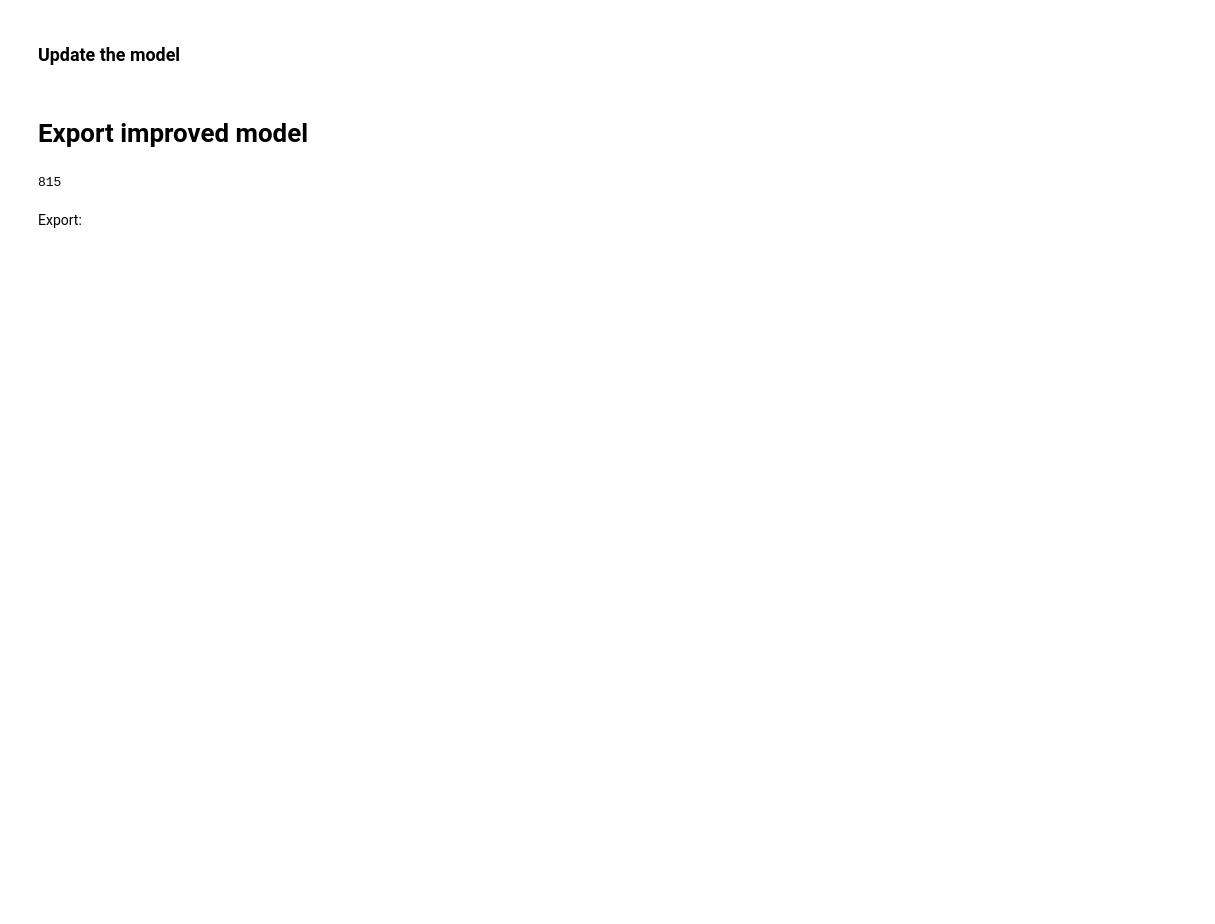
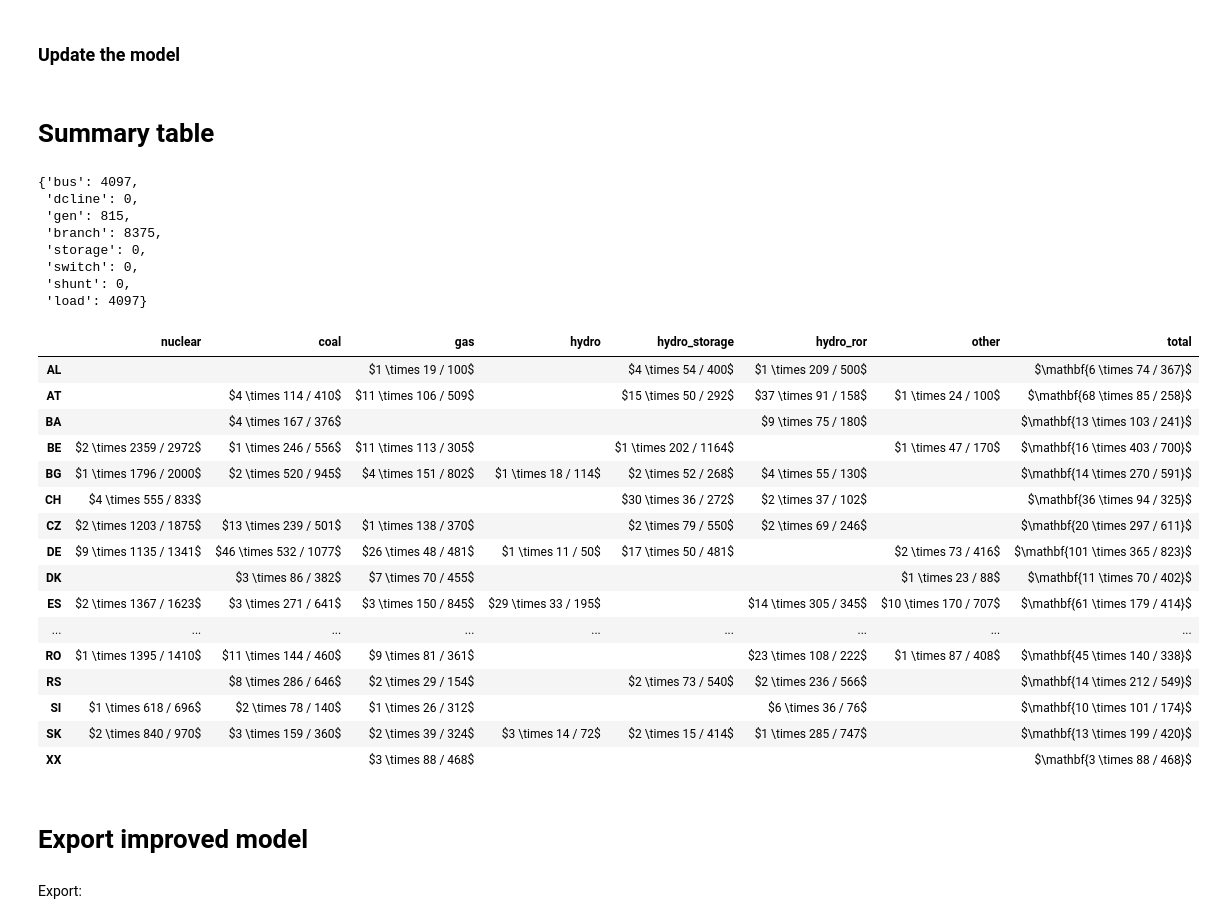
Before and after one commit to GeeeHesso/PowerData, a Jupyter notebook: models/src/europe_model.ipynb, the cells around one changed output. Drawn from its saved outputs; the diff is of its cells as text; code cells hidden in the pictures; blank space fills up the shorter version.

```diff
--- a/models/src/europe_model.ipynb
+++ b/models/src/europe_model.ipynb
@@ -997,5 +1008,3 @@ for gen in model['gen'].values():
         if gen['country'] in usage_by_country and gen['aggregated_type'] in usage_by_country[gen['country']] \
         else total_aggregated_usage[gen['aggregated_type']]
     gen['pexp'] = gen['pmax'] * usage
-# %% [markdown]
-# Export improved model
@@ -1004,4 +1011,58 @@ model['name'] = 'europe'
+# %% [markdown]
+# Summary table
 # %%
-len(model['gen'])
+{key: len(values) for key, values in model.items() if isinstance(values, dict)}
 # %% [output]
-815
+{'bus': 4097,
+ 'dcline': 0,
+ 'gen': 815,
+ 'branch': 8375,
+ 'storage': 0,
+ 'switch': 0,
+ 'shunt': 0,
+ 'load': 4097}
+# %%
+gen_summary_values = {country: {type: [0, 0, 0] for type in ['nuclear', 'coal', 'gas', 'hydro_storage', 'hydro_ror', 'hydro', 'other']}
+                      for country in sorted(model_countries)}
+gen_summary = {country: {type: "" for type in ['nuclear', 'coal', 'gas', 'hydro', 'hydro_storage', 'hydro_ror', 'other', 'total']}
+               for country in sorted(model_countries)}
+
+for gen in model['gen'].values():
+    country = gen['country']
+    type = gen['aggregated_type']
+    gen_summary_values[country][type][0] += 1
+    gen_summary_values[country][type][1] += 100 * gen['pexp']
+    gen_summary_values[country][type][2] += 100 * gen['pmax']
+
+for country, gen_summary_by_country in gen_summary_values.items():
+    for type, gen_summary_by_type in gen_summary_by_country.items():
+        if gen_summary_by_type[0] > 0:
+            gen_summary[country][type] = "$%d \times %d / %d$" % \
+                                         (gen_summary_by_type[0],
+                                          int(round(gen_summary_by_type[1] / gen_summary_by_type[0])),
+                                          int(round(gen_summary_by_type[2] / gen_summary_by_type[0])))
+    n = sum(gen_summary_by_type[0] for gen_summary_by_type in gen_summary_by_country.values())
+    pexp = sum(gen_summary_by_type[1] for gen_summary_by_type in gen_summary_by_country.values())
+    pmax = sum(gen_summary_by_type[2] for gen_summary_by_type in gen_summary_by_country.values())
+    gen_summary[country]['total'] = "$\mathbf{%d \times %d / %d}$" % (n, int(round(pexp / n)), int(round(pmax / n)))
+
+gen_summary_df = pd.DataFrame(gen_summary).T
+gen_summary_df
+# %% [output]
+|  | nuclear | coal | gas | hydro | hydro_storage | hydro_ror | other | total |
+| AL |  |  | $1 \times 19 / 100$ |  | $4 \times 54 / 400$ | $1 \times 209 / 500$ |  | $\mathbf{6 \times 74 / 367}$ |
+| AT |  | $4 \times 114 / 410$ | $11 \times 106 / 509$ |  | $15 \times 50 / 292$ | $37 \times 91 / 158$ | $1 \times 24 / 100$ | $\mathbf{68 \times 85 / 258}$ |
+| BA |  | $4 \times 167 / 376$ |  |  |  | $9 \times 75 / 180$ |  | $\mathbf{13 \times 103 / 241}$ |
+| BE | $2 \times 2359 / 2972$ | $1 \times 246 / 556$ | $11 \times 113 / 305$ |  | $1 \times 202 / 1164$ |  | $1 \times 47 / 170$ | $\mathbf{16 \times 403 / 700}$ |
+| BG | $1 \times 1796 / 2000$ | $2 \times 520 / 945$ | $4 \times 151 / 802$ | $1 \times 18 / 114$ | $2 \times 52 / 268$ | $4 \times 55 / 130$ |  | $\mathbf{14 \times 270 / 591}$ |
+| CH | $4 \times 555 / 833$ |  |  |  | $30 \times 36 / 272$ | $2 \times 37 / 102$ |  | $\mathbf{36 \times 94 / 325}$ |
+| CZ | $2 \times 1203 / 1875$ | $13 \times 239 / 501$ | $1 \times 138 / 370$ |  | $2 \times 79 / 550$ | $2 \times 69 / 246$ |  | $\mathbf{20 \times 297 / 611}$ |
+| DE | $9 \times 1135 / 1341$ | $46 \times 532 / 1077$ | $26 \times 48 / 481$ | $1 \times 11 / 50$ | $17 \times 50 / 481$ |  | $2 \times 73 / 416$ | $\mathbf{101 \times 365 / 823}$ |
+| DK |  | $3 \times 86 / 382$ | $7 \times 70 / 455$ |  |  |  | $1 \times 23 / 88$ | $\mathbf{11 \times 70 / 402}$ |
+| ES | $2 \times 1367 / 1623$ | $3 \times 271 / 641$ | $3 \times 150 / 845$ | $29 \times 33 / 195$ |  | $14 \times 305 / 345$ | $10 \times 170 / 707$ | $\mathbf{61 \times 179 / 414}$ |
+| ... | ... | ... | ... | ... | ... | ... | ... | ... |
+| RO | $1 \times 1395 / 1410$ | $11 \times 144 / 460$ | $9 \times 81 / 361$ |  |  | $23 \times 108 / 222$ | $1 \times 87 / 408$ | $\mathbf{45 \times 140 / 338}$ |
+| RS |  | $8 \times 286 / 646$ | $2 \times 29 / 154$ |  | $2 \times 73 / 540$ | $2 \times 236 / 566$ |  | $\mathbf{14 \times 212 / 549}$ |
+| SI | $1 \times 618 / 696$ | $2 \times 78 / 140$ | $1 \times 26 / 312$ |  |  | $6 \times 36 / 76$ |  | $\mathbf{10 \times 101 / 174}$ |
+| SK | $2 \times 840 / 970$ | $3 \times 159 / 360$ | $2 \times 39 / 324$ | $3 \times 14 / 72$ | $2 \times 15 / 414$ | $1 \times 285 / 747$ |  | $\mathbf{13 \times 199 / 420}$ |
+| XX |  |  | $3 \times 88 / 468$ |  |  |  |  | $\mathbf{3 \times 88 / 468}$ |
@@ -1007,0 +1072,2 @@ len(model['gen'])
+# %% [markdown]
+# Export improved model
```
Also changed, not shown: parts of 10 cells of this notebook, 3 other files.
